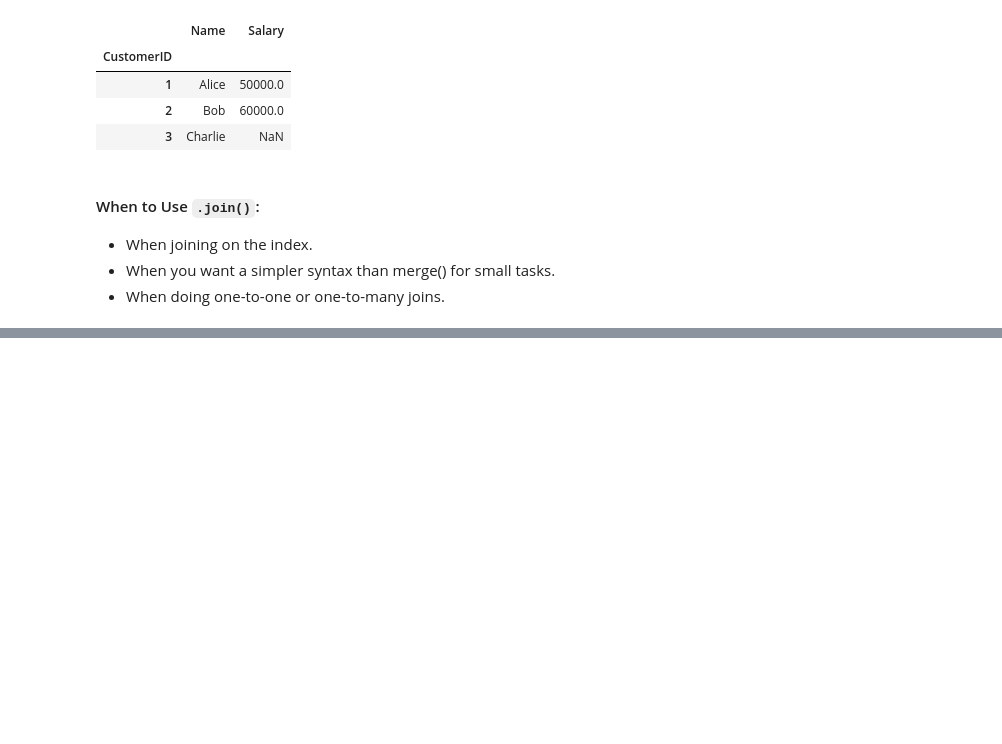
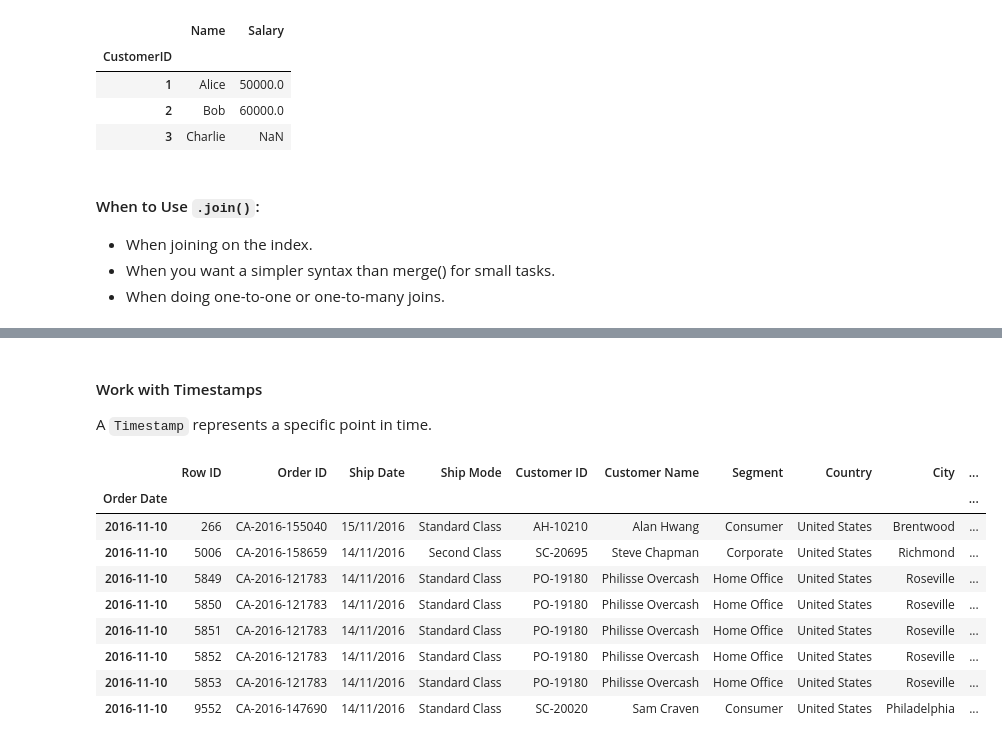
Before and after one commit to bonareri/data-science-class, a Jupyter notebook: 05-Python_for_Data_Science/06_Pandas_Data_Analysis.ipynb, the cells around one changed output, grey strips where cells are left out. Drawn from its saved outputs; the diff is of its cells as text; code cells hidden in the pictures; blank space fills up the shorter version.

```diff
--- a/05-Python_for_Data_Science/06_Pandas_Data_Analysis.ipynb
+++ b/05-Python_for_Data_Science/06_Pandas_Data_Analysis.ipynb
@@ -216,0 +714,16 @@ result
+# %% [markdown]
+#### Work with Timestamps
+A `Timestamp` represents a specific point in time.
+# %%
+df.loc['11/10/2016']
+# %% [output]
+|  | Row ID | Order ID | Ship Date | Ship Mode | Customer ID | Customer Name | Segment | Country | City | ... |
+| Order Date |  |  |  |  |  |  |  |  |  | ... |
+| 2016-11-10 | 266 | CA-2016-155040 | 15/11/2016 | Standard Class | AH-10210 | Alan Hwang | Consumer | United States | Brentwood | ... |
+| 2016-11-10 | 5006 | CA-2016-158659 | 14/11/2016 | Second Class | SC-20695 | Steve Chapman | Corporate | United States | Richmond | ... |
+| 2016-11-10 | 5849 | CA-2016-121783 | 14/11/2016 | Standard Class | PO-19180 | Philisse Overcash | Home Office | United States | Roseville | ... |
+| 2016-11-10 | 5850 | CA-2016-121783 | 14/11/2016 | Standard Class | PO-19180 | Philisse Overcash | Home Office | United States | Roseville | ... |
+| 2016-11-10 | 5851 | CA-2016-121783 | 14/11/2016 | Standard Class | PO-19180 | Philisse Overcash | Home Office | United States | Roseville | ... |
+| 2016-11-10 | 5852 | CA-2016-121783 | 14/11/2016 | Standard Class | PO-19180 | Philisse Overcash | Home Office | United States | Roseville | ... |
+| 2016-11-10 | 5853 | CA-2016-121783 | 14/11/2016 | Standard Class | PO-19180 | Philisse Overcash | Home Office | United States | Roseville | ... |
+| 2016-11-10 | 9552 | CA-2016-147690 | 14/11/2016 | Standard Class | SC-20020 | Sam Craven | Consumer | United States | Philadelphia | ... |
```
Also changed, not shown: parts of 96 cells of this notebook, 1 other file.
